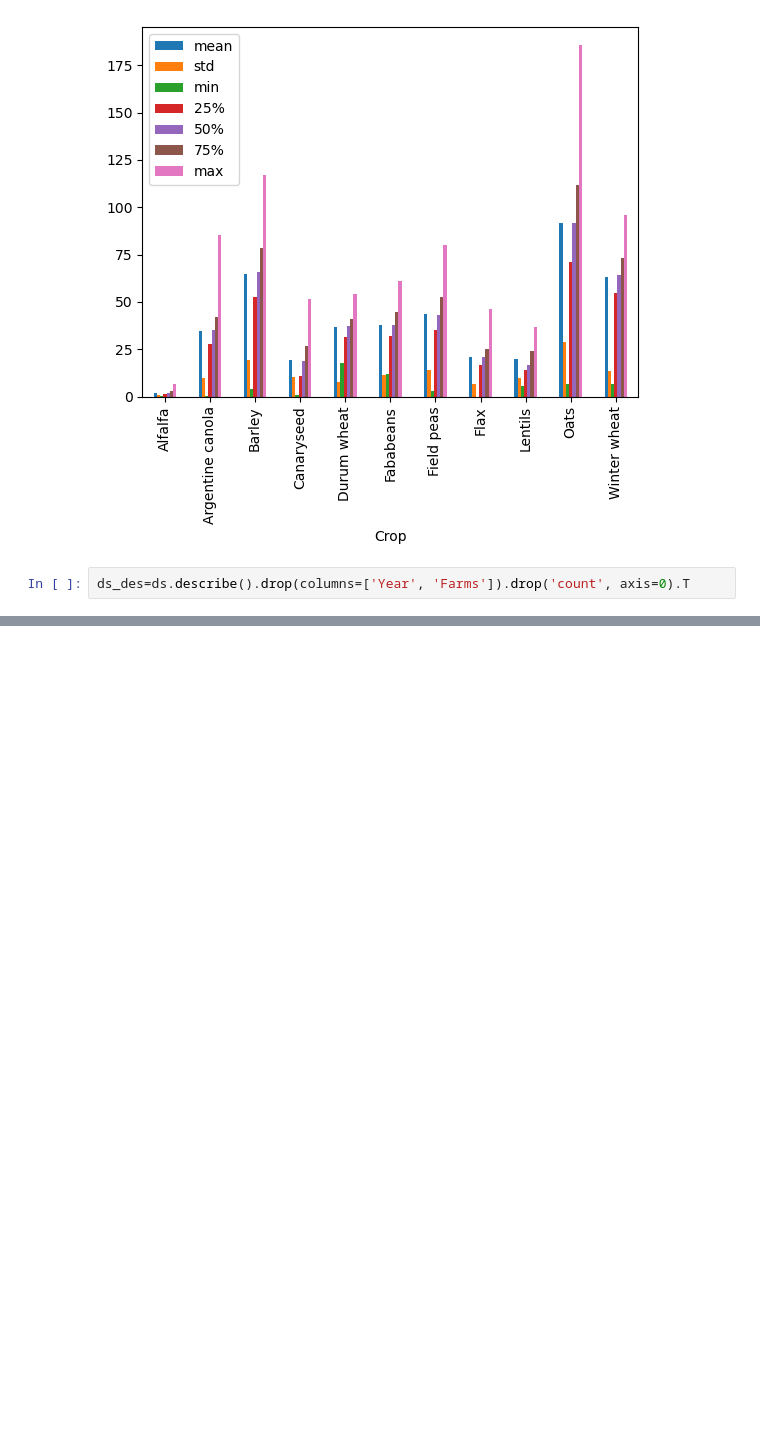
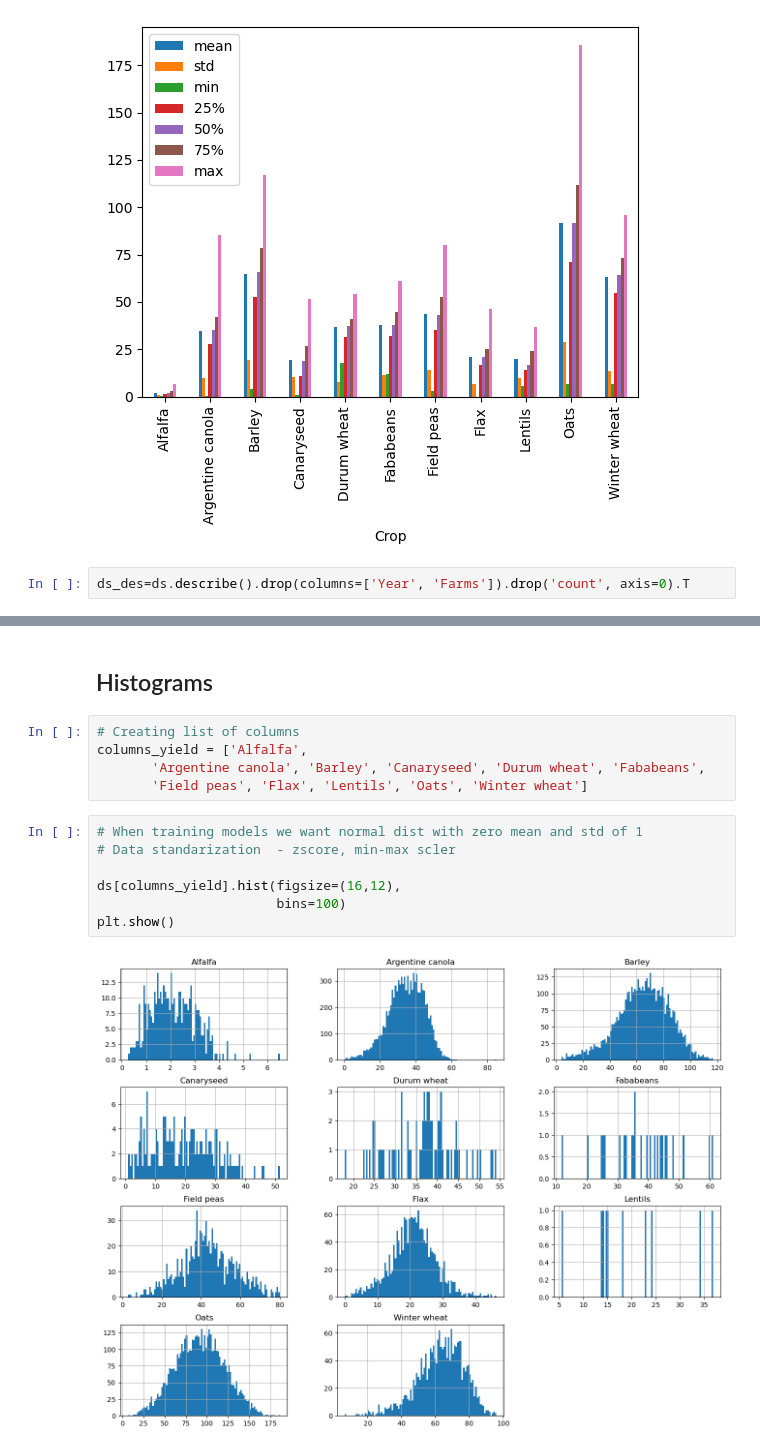
Before and after one commit to ruhidm/Palette_Cohort_5, a Jupyter notebook: Trainings/Training_Cohort_5.ipynb, the cells around one changed output, grey strips where cells are left out. Saved outputs shown, nothing was run; the diff lists cells and outputs as text; blank space fills up the shorter version.

```diff
--- a/Trainings/Training_Cohort_5.ipynb
+++ b/Trainings/Training_Cohort_5.ipynb
@@ -217,3 +219,19 @@ ds_des.loc[ds_des.index=='Barley']\
 # %% [output]
 <Axes: xlabel='Crop'>
 [figure]
+# %% [markdown]
+## Histograms
+# %%
+# Creating list of columns
+columns_yield = ['Alfalfa',
+       'Argentine canola', 'Barley', 'Canaryseed', 'Durum wheat', 'Fababeans',
+       'Field peas', 'Flax', 'Lentils', 'Oats', 'Winter wheat']
+# %%
+# When training models we want normal dist with zero mean and std of 1
+# Data standarization  - zscore, min-max scler
+
+ds[columns_yield].hist(figsize=(16,12),
+                       bins=100)
+plt.show()
+# %% [output]
+[figure, added]
```
Also changed, not shown: parts of 25 cells of this notebook.
